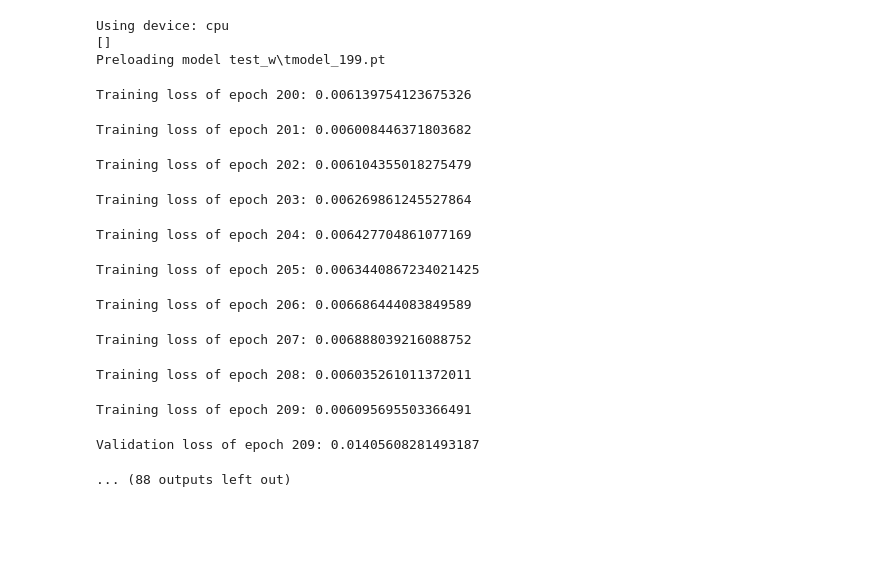
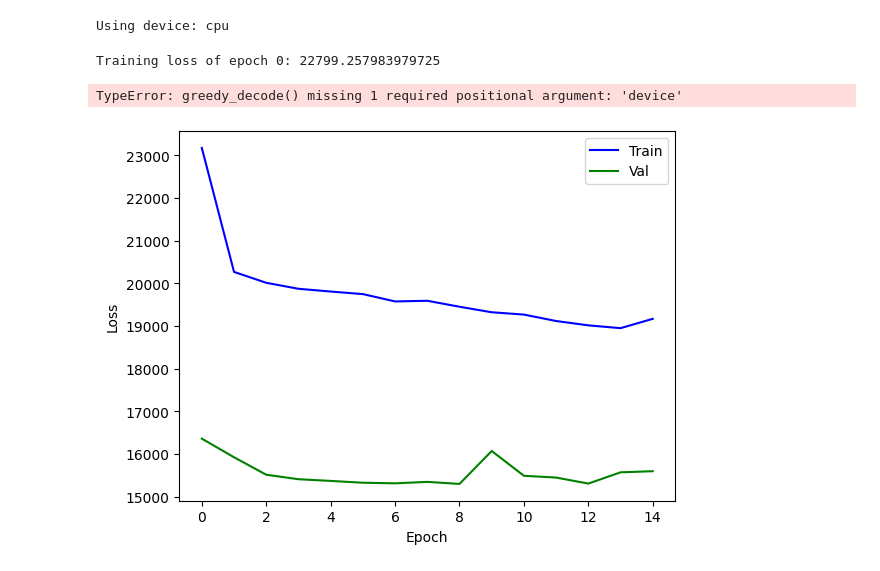
Before and after one commit to obhlivoj/System-Imbalance-Forecasting, a Jupyter notebook: models/transformer/Local_Train.ipynb, the cells around one changed output. Cells and saved outputs as stored; diff of their text form; code cells hidden in the pictures; blank space fills up the shorter version.

```diff
--- a/models/transformer/Local_Train.ipynb
+++ b/models/transformer/Local_Train.ipynb
@@ -25,33 +8,37 @@ cfg
-# %%
-cfg['data_pickle_name'] = "synth_data.pkl"
-
-cfg['batch_size'] = 24
-cfg['num_epochs'] = 300
-cfg['lr'] = 10**-5
-cfg['tgt_seq_len'] = 12
-
-cfg['d_model'] = 64
-cfg['d_ff'] = 128
-cfg['model_folder'] = 'test_w'
-cfg['preload'] = f'199'
-cfg['experiment_name'] = 'test/tmodel'
-
-from train import train_model
-
-train_model(cfg)
-# %% [output]
-Using device: cpu
-[]
-Preloading model test_w\tmodel_199.pt
-Training loss of epoch 200: 0.006139754123675326
-Training loss of epoch 201: 0.006008446371803682
-Training loss of epoch 202: 0.006104355018275479
-Training loss of epoch 203: 0.006269861245527864
-Training loss of epoch 204: 0.006427704861077169
-Training loss of epoch 205: 0.0063440867234021425
-Training loss of epoch 206: 0.006686444083849589
-Training loss of epoch 207: 0.006888039216088752
-Training loss of epoch 208: 0.006035261011372011
-Training loss of epoch 209: 0.006095695503366491
-Validation loss of epoch 209: 0.01405608281493187
-... (88 outputs left out)
+# %%
+cfg["val_seq_len"] = 1
+
+if cfg['tgt_seq_len'] < cfg['val_seq_len']:
+    raise ValueError("Tensors must have the same shape.")
+
+train_model(cfg)
+# %% [output]
+Using device: cpu
+Training loss of epoch 0: 22799.257983979725
+TypeError: greedy_decode() missing 1 required positional argument: 'device'
+# %%
+gen_path = f'./loss/run{cfg["run"]}/'
+loss_paths = [f'{gen_path}training_loss.txt', f'{gen_path}val_loss.txt']
+
+files = {'train': None, 'val': None}
+for file_path, loss_key in zip(loss_paths, files.keys()):
+    with open(file_path, 'r') as file:
+        lines = file.readlines()
+        float_lines = list(map(float, lines))
+        files[loss_key] = float_lines
+
+d = [i for i in range(len(files['train']))]
+
+plt.figure()
+plt.plot(d, files['train'], label="Train", color='b')
+plt.plot(d, files['val'], label="Val", color='g')
+
+# Add labels and legend
+plt.xlabel("Epoch")
+plt.ylabel("Loss")
+plt.legend()
+
+# Show the plot
+plt.show()
+# %% [output]
+[figure, added]
```
Also changed, not shown: parts of 2 cells of this notebook, 1 other file.
